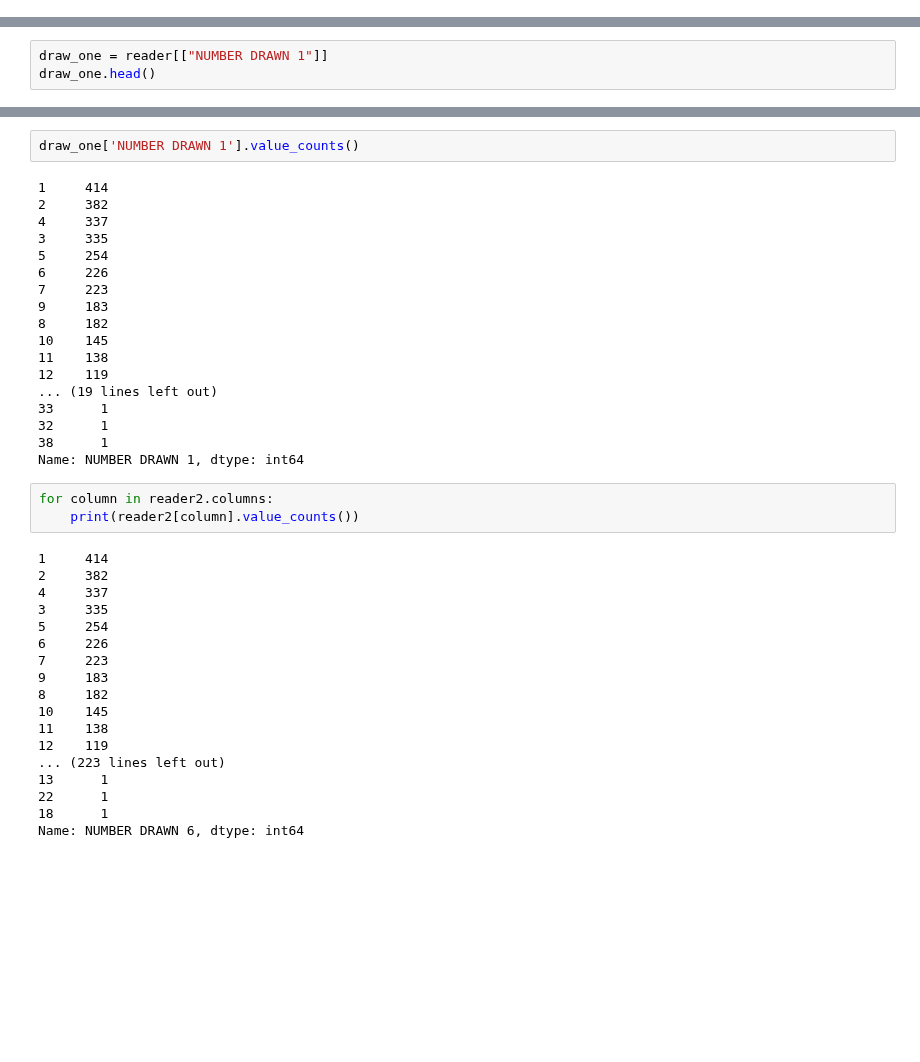
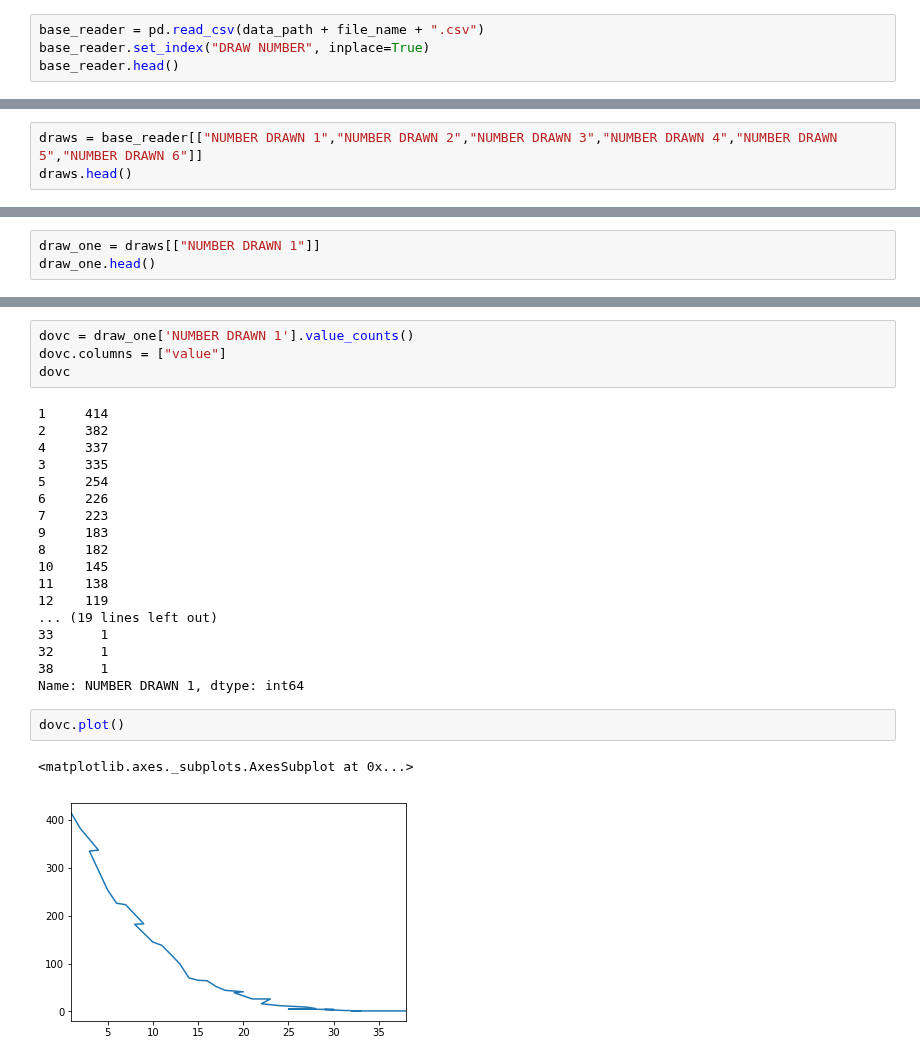
Before and after one commit to JesseScott/Lotto649, a Jupyter notebook: lotto.ipynb, the cells around one changed output, grey strips where cells are left out. Cells and saved outputs as stored; diff of their text form; blank space fills up the shorter version.

```diff
--- a/lotto.ipynb
+++ b/lotto.ipynb
@@ -0,0 +67,4 @@
+# %%
+base_reader = pd.read_csv(data_path + file_name + ".csv")
+base_reader.set_index("DRAW NUMBER", inplace=True)
+base_reader.head()
@@ -0,0 +79,3 @@
+# %%
+draws = base_reader[["NUMBER DRAWN 1","NUMBER DRAWN 2","NUMBER DRAWN 3","NUMBER DRAWN 4","NUMBER DRAWN 5","NUMBER DRAWN 6"]]
+draws.head()
@@ -63,5 +100,5 @@ plt.show()
 # %%
-draw_one = reader[["NUMBER DRAWN 1"]]
+draw_one = draws[["NUMBER DRAWN 1"]]
 draw_one.head()
 # %% [output]
 |  | NUMBER DRAWN 1 |
@@ -98,7 +135,9 @@ max
 NUMBER DRAWN 1    38
 dtype: int64
 # %%
-draw_one['NUMBER DRAWN 1'].value_counts()
+dovc = draw_one['NUMBER DRAWN 1'].value_counts()
+dovc.columns = ["value"]
+dovc
 # %% [output]
 1     414
 2     382
@@ -117,24 +156,8 @@ draw_one['NUMBER DRAWN 1'].value_counts()
 32      1
 38      1
 Name: NUMBER DRAWN 1, dtype: int64
-# %%
-for column in reader2.columns:
-    print(reader2[column].value_counts())
-# %% [output]
-1     414
-2     382
-4     337
-3     335
-5     254
-6     226
-7     223
-9     183
-8     182
-10    145
-11    138
-12    119
-... (223 lines left out)
-13      1
-22      1
-18      1
-Name: NUMBER DRAWN 6, dtype: int64
+# %%
+dovc.plot()
+# %% [output]
+<matplotlib.axes._subplots.AxesSubplot at 0x...>
+[figure, added]
```
Also changed, not shown: parts of 16 cells of this notebook, 3 other files.
